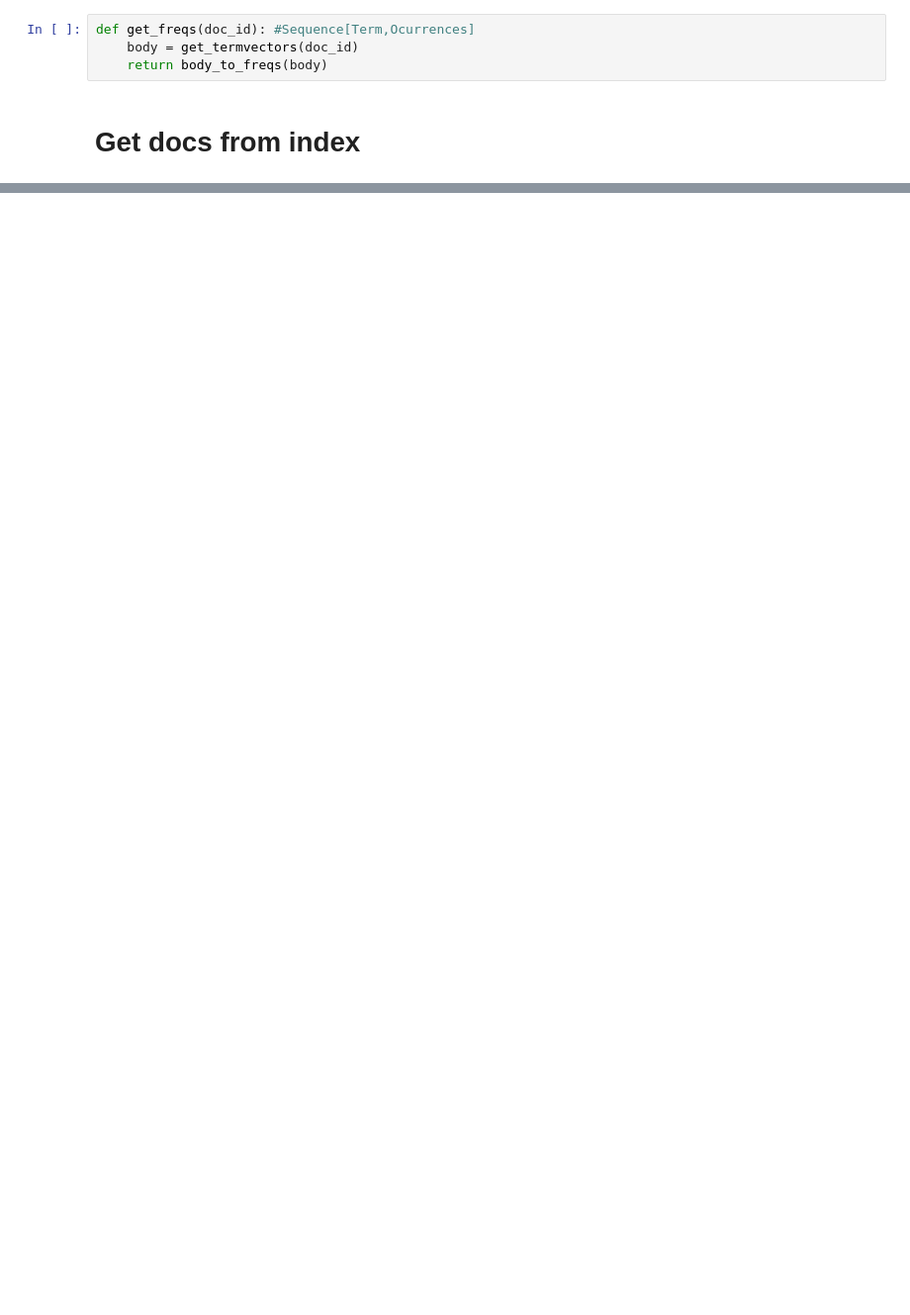
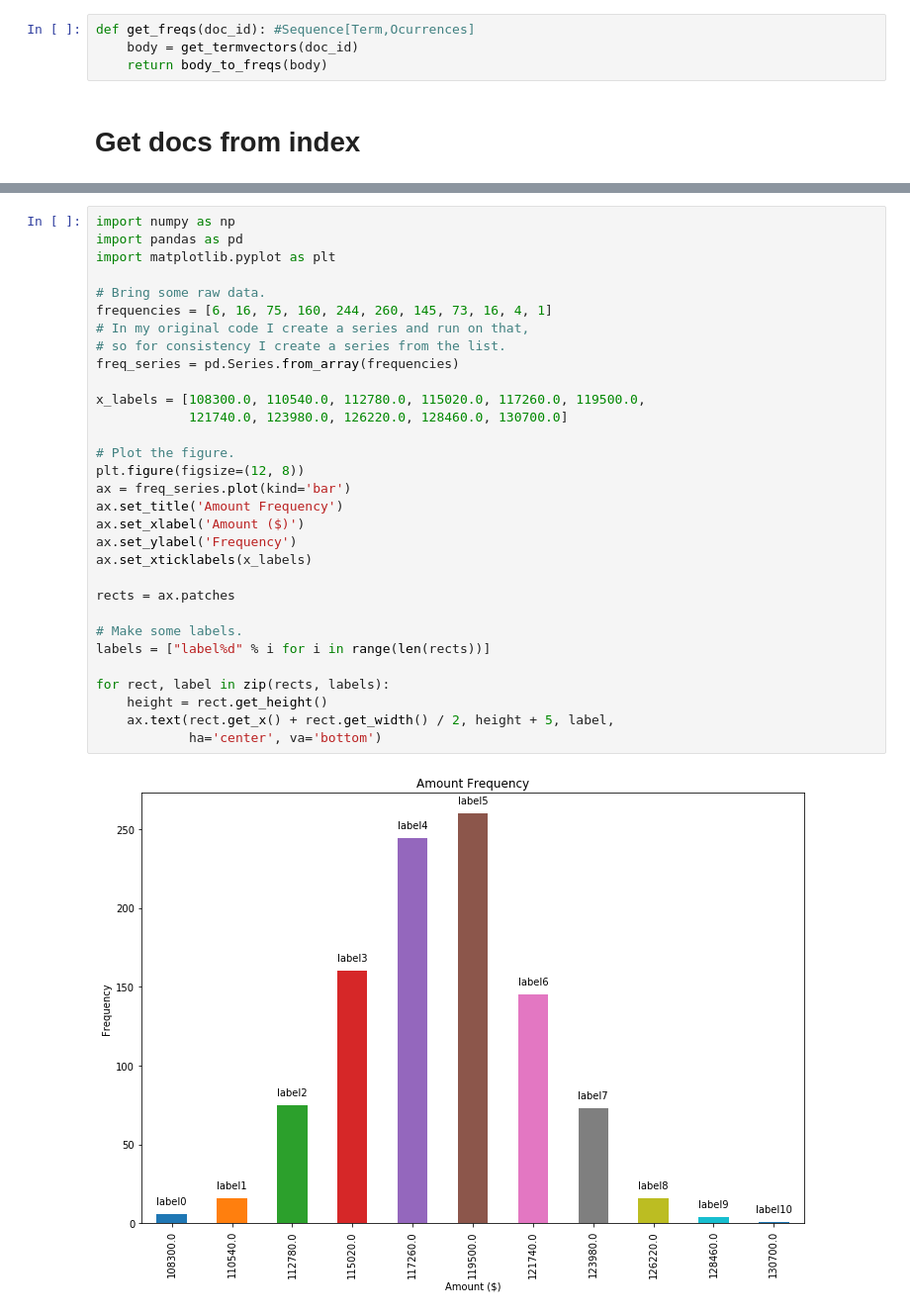
Before and after one commit to JakDar/nlp-lab-2019, a Jupyter notebook: lab3/Untitled.ipynb, the cells around one changed output, grey strips where cells are left out. Shown at 99% size. Cells and saved outputs as stored; diff of their text form; blank space fills up the shorter version.

```diff
--- a/lab3/Untitled.ipynb
+++ b/lab3/Untitled.ipynb
@@ -32,0 +136,33 @@ def get_freqs(doc_id): #Sequence[Term,Ocurrences]
+# %%
+import numpy as np
+import pandas as pd
+import matplotlib.pyplot as plt
+
+# Bring some raw data.
+frequencies = [6, 16, 75, 160, 244, 260, 145, 73, 16, 4, 1]
+# In my original code I create a series and run on that,
+# so for consistency I create a series from the list.
+freq_series = pd.Series.from_array(frequencies)
+
+x_labels = [108300.0, 110540.0, 112780.0, 115020.0, 117260.0, 119500.0,
+            121740.0, 123980.0, 126220.0, 128460.0, 130700.0]
+
+# Plot the figure.
+plt.figure(figsize=(12, 8))
+ax = freq_series.plot(kind='bar')
+ax.set_title('Amount Frequency')
+ax.set_xlabel('Amount ($)')
+ax.set_ylabel('Frequency')
+ax.set_xticklabels(x_labels)
+
+rects = ax.patches
+
+# Make some labels.
+labels = ["label%d" % i for i in range(len(rects))]
+
+for rect, label in zip(rects, labels):
+    height = rect.get_height()
+    ax.text(rect.get_x() + rect.get_width() / 2, height + 5, label,
+            ha='center', va='bottom')
+# %% [output]
+[figure, added]
```
Also changed, not shown: parts of 11 cells of this notebook, 1 other file.
